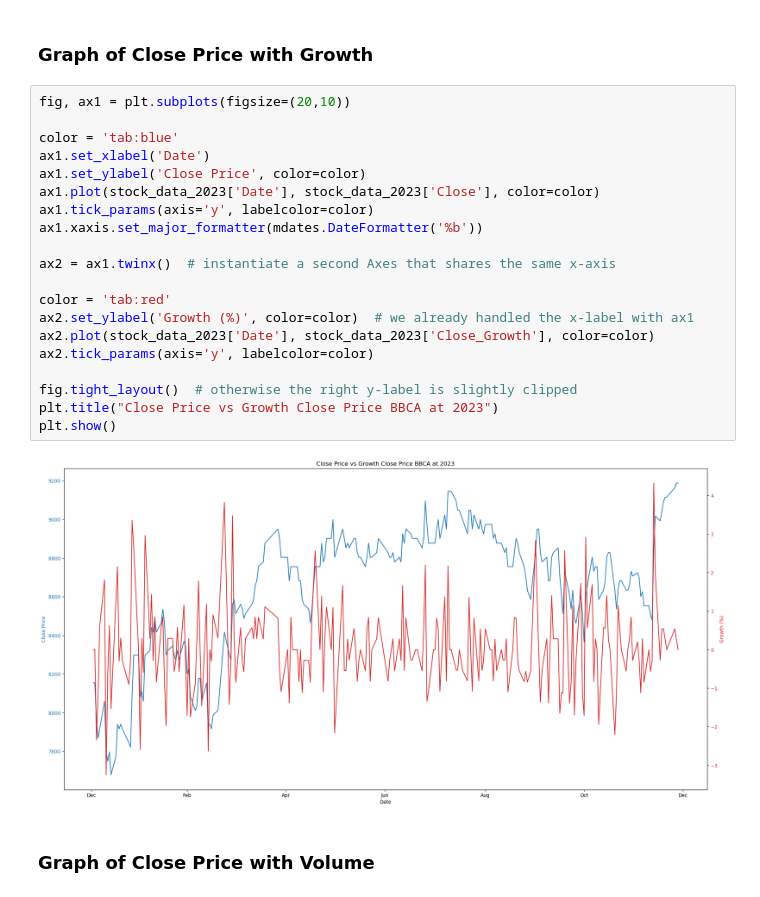
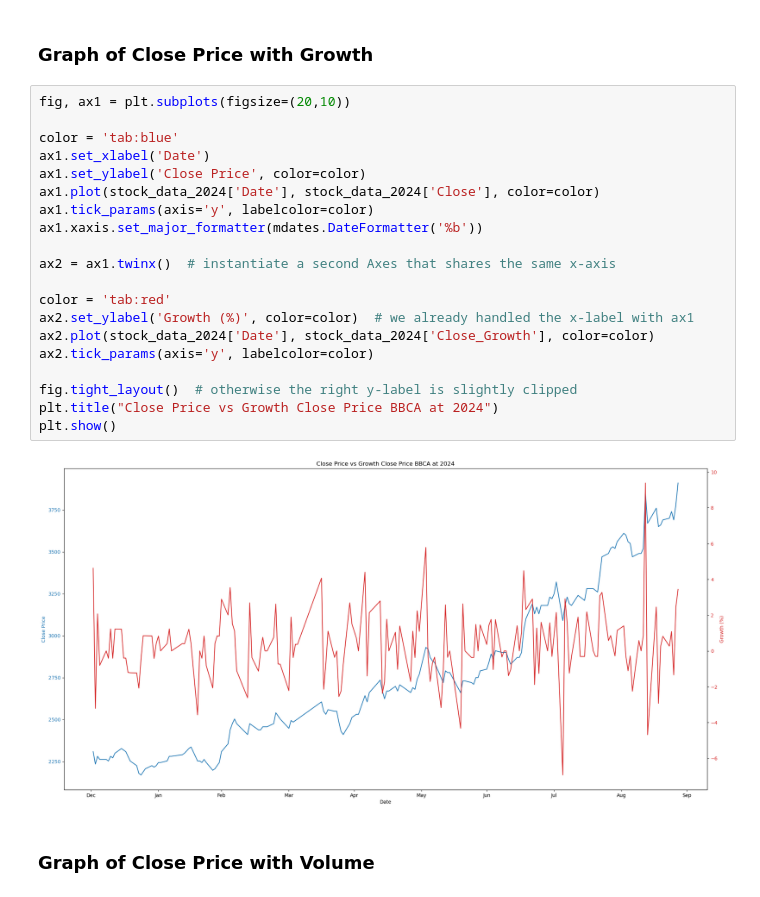
Before and after one commit to NethaniaPingka/StockAnalysis, a Jupyter notebook: StockAnalysis.ipynb, the cells around one changed output. Saved outputs shown, nothing was run; the diff lists cells and outputs as text.

```diff
--- a/StockAnalysis.ipynb
+++ b/StockAnalysis.ipynb
@@ -137,25 +155,25 @@ plt.show()
 # %%
 fig, ax1 = plt.subplots(figsize=(20,10))
 
 color = 'tab:blue'
 ax1.set_xlabel('Date')
 ax1.set_ylabel('Close Price', color=color)
-ax1.plot(stock_data_2023['Date'], stock_data_2023['Close'], color=color)
+ax1.plot(stock_data_2024['Date'], stock_data_2024['Close'], color=color)
 ax1.tick_params(axis='y', labelcolor=color)
 ax1.xaxis.set_major_formatter(mdates.DateFormatter('%b'))
 
 ax2 = ax1.twinx()  # instantiate a second Axes that shares the same x-axis
 
 color = 'tab:red'
 ax2.set_ylabel('Growth (%)', color=color)  # we already handled the x-label with ax1
-ax2.plot(stock_data_2023['Date'], stock_data_2023['Close_Growth'], color=color)
+ax2.plot(stock_data_2024['Date'], stock_data_2024['Close_Growth'], color=color)
 ax2.tick_params(axis='y', labelcolor=color)
 
 fig.tight_layout()  # otherwise the right y-label is slightly clipped
-plt.title("Close Price vs Growth Close Price BBCA at 2023")
+plt.title("Close Price vs Growth Close Price BBCA at 2024")
 plt.show()
 # %% [output]
-[figure, old version]
+[figure, new version]
 # %% [markdown]
 ### Graph of Close Price with Volume
 # %%
```
Also changed, not shown: parts of 10 cells of this notebook.
